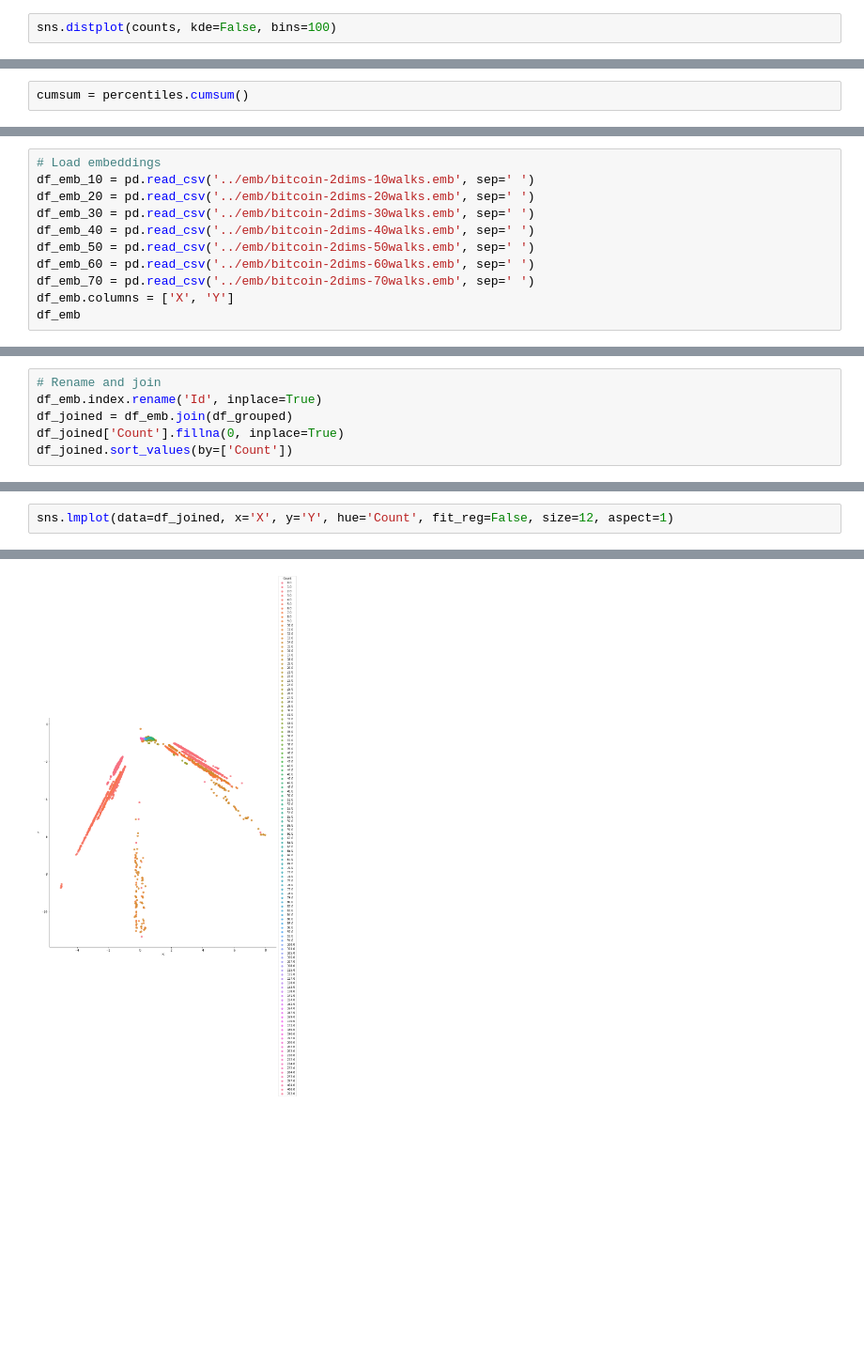
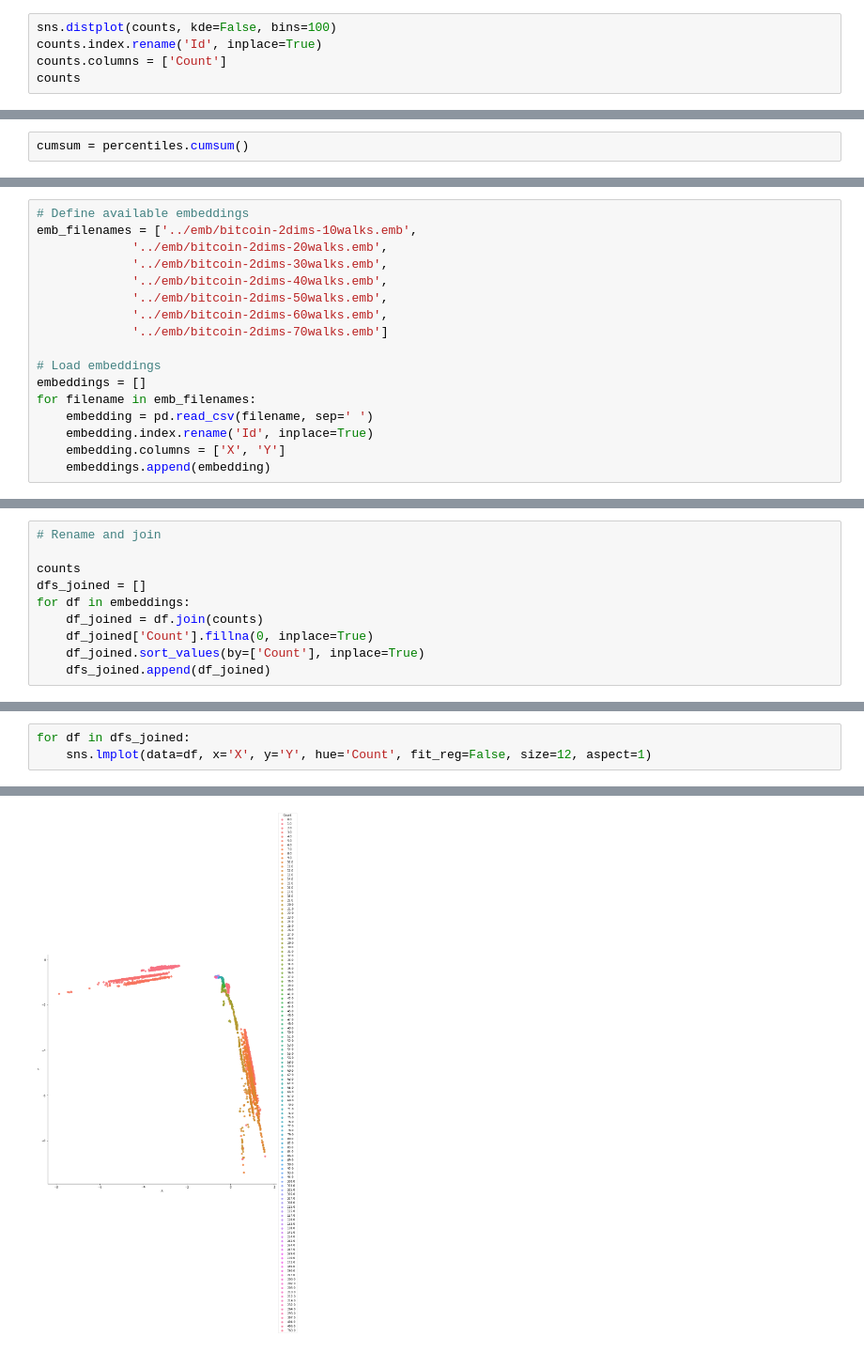
Before and after one commit to Snikanes/trans-clustering, a Jupyter notebook: visualize/Data Analysis.ipynb, the cells around one changed output, grey strips where cells are left out. Shown at 94% size. Drawn from its saved outputs; the diff is of its cells as text; blank space fills up the shorter version.

Commit message:
Adds visualization for all datasets

```diff
--- a/visualize/Data Analysis.ipynb
+++ b/visualize/Data Analysis.ipynb
@@ -38,4 +34,7 @@ array([    0,     1,     2, ..., 35587, 35588, 35589])
 Plot distribution of node degrees (number of neighbors per node)
 # %%
 sns.distplot(counts, kde=False, bins=100)
+counts.index.rename('Id', inplace=True)
+counts.columns = ['Count']
+counts
 # %% [output]
@@ -51,13 +68,19 @@ sns.regplot(cumsum.index.values, cumsum['Y'], fit_reg=False)
 <matplotlib.axes._subplots.AxesSubplot at 0x...>
 [figure]
 # %%
+# Define available embeddings
+emb_filenames = ['../emb/bitcoin-2dims-10walks.emb',
+             '../emb/bitcoin-2dims-20walks.emb',
+             '../emb/bitcoin-2dims-30walks.emb',
+             '../emb/bitcoin-2dims-40walks.emb',
+             '../emb/bitcoin-2dims-50walks.emb',
+             '../emb/bitcoin-2dims-60walks.emb',
+             '../emb/bitcoin-2dims-70walks.emb']
+
 # Load embeddings
-df_emb_10 = pd.read_csv('../emb/bitcoin-2dims-10walks.emb', sep=' ')
-df_emb_20 = pd.read_csv('../emb/bitcoin-2dims-20walks.emb', sep=' ')
-df_emb_30 = pd.read_csv('../emb/bitcoin-2dims-30walks.emb', sep=' ')
-df_emb_40 = pd.read_csv('../emb/bitcoin-2dims-40walks.emb', sep=' ')
-df_emb_50 = pd.read_csv('../emb/bitcoin-2dims-50walks.emb', sep=' ')
-df_emb_60 = pd.read_csv('../emb/bitcoin-2dims-60walks.emb', sep=' ')
-df_emb_70 = pd.read_csv('../emb/bitcoin-2dims-70walks.emb', sep=' ')
-df_emb.columns = ['X', 'Y']
-df_emb
+embeddings = []
+for filename in emb_filenames:
+    embedding = pd.read_csv(filename, sep=' ')
+    embedding.index.rename('Id', inplace=True)
+    embedding.columns = ['X', 'Y']
+    embeddings.append(embedding)
@@ -88,7 +87,11 @@ df_grouped.columns = ['Count']
 # %%
 # Rename and join
-df_emb.index.rename('Id', inplace=True)
-df_joined = df_emb.join(df_grouped)
-df_joined['Count'].fillna(0, inplace=True)
-df_joined.sort_values(by=['Count'])
+
+counts
+dfs_joined = []
+for df in embeddings:
+    df_joined = df.join(counts)
+    df_joined['Count'].fillna(0, inplace=True)
+    df_joined.sort_values(by=['Count'], inplace=True)
+    dfs_joined.append(df_joined)
 # %% [output]
@@ -114,3 +115,4 @@ df_joined.sort_values(by=['Count'])
 # %%
-sns.lmplot(data=df_joined, x='X', y='Y', hue='Count', fit_reg=False, size=12, aspect=1)
+for df in dfs_joined:
+    sns.lmplot(data=df, x='X', y='Y', hue='Count', fit_reg=False, size=12, aspect=1)
 # %% [output]
@@ -118 +119 @@ sns.lmplot(data=df_joined, x='X', y='Y', hue='Count', fit_reg=False, size=12, as
-[figure, old version]
+[figure, new version]
```
Also changed, not shown: parts of 8 cells of this notebook.
